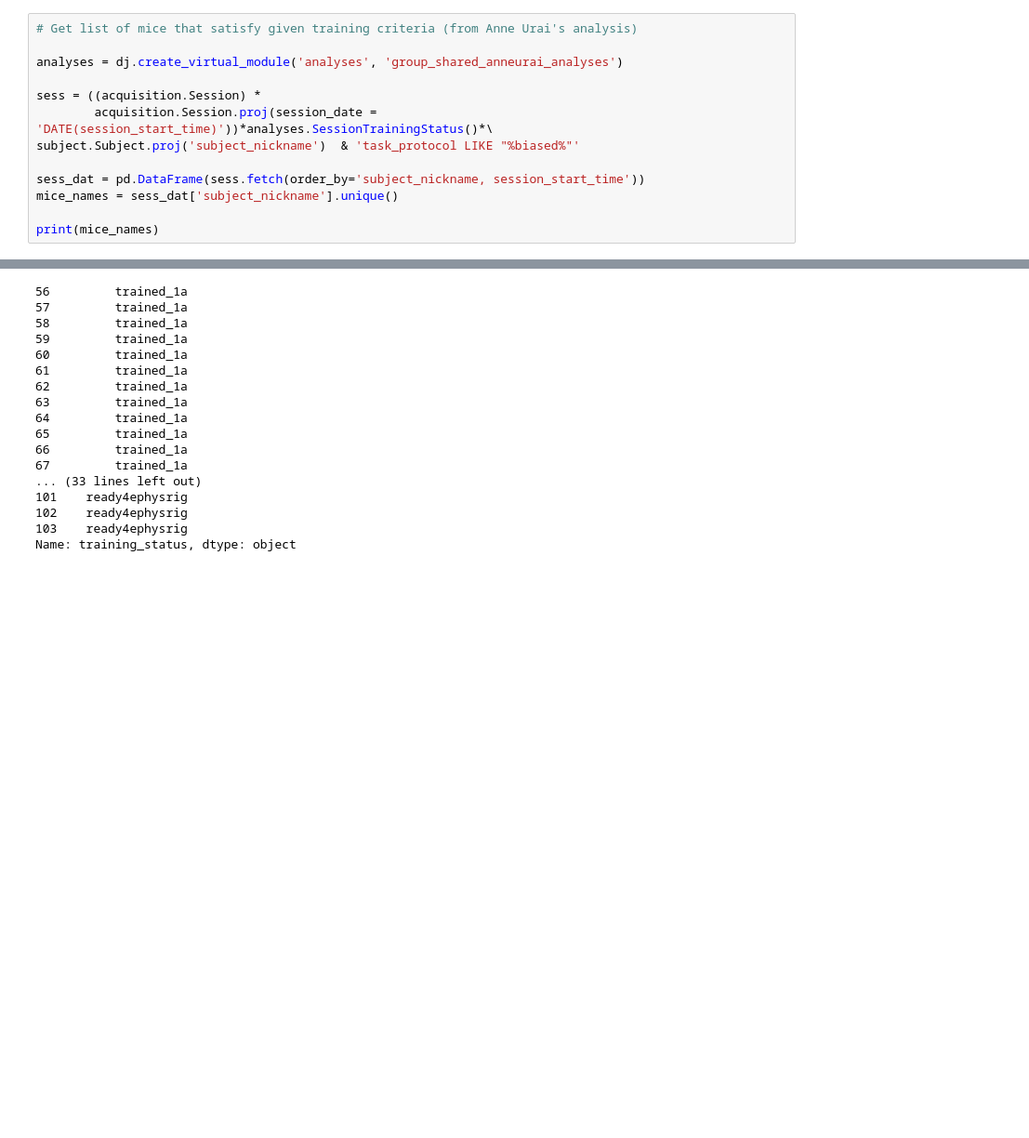
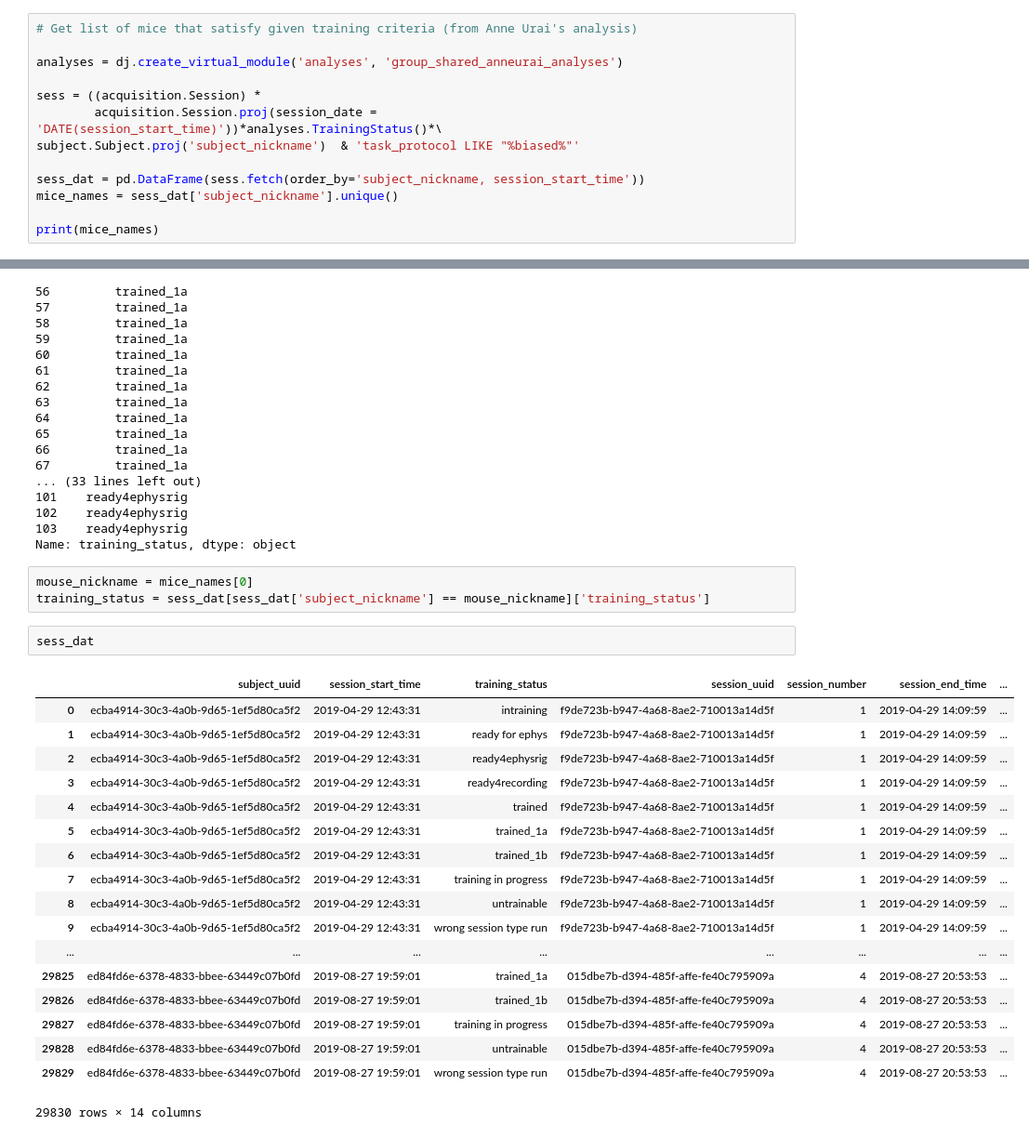
Before and after one commit to int-brain-lab/ibl-changepoint, a Jupyter notebook: python/fetch_data_criteria.ipynb, the cells around one changed output, grey strips where cells are left out. Shown at 93% size. Drawn from its saved outputs; the diff is of its cells as text; blank space fills up the shorter version.

```diff
--- a/python/fetch_data_criteria.ipynb
+++ b/python/fetch_data_criteria.ipynb
@@ -27,7 +27,7 @@ os.chdir(myPath)
 analyses = dj.create_virtual_module('analyses', 'group_shared_anneurai_analyses')
 
 sess = ((acquisition.Session) *
-        acquisition.Session.proj(session_date = 'DATE(session_start_time)'))*analyses.SessionTrainingStatus()*\
+        acquisition.Session.proj(session_date = 'DATE(session_start_time)'))*analyses.TrainingStatus()*\
 subject.Subject.proj('subject_nickname')  & 'task_protocol LIKE "%biased%"'
 
 sess_dat = pd.DataFrame(sess.fetch(order_by='subject_nickname, session_start_time'))
@@ -230,3 +242,27 @@ sess_dat[sess_dat['subject_nickname'] == 'CSHL_010']['training_status']
 102    ready4ephysrig
 103    ready4ephysrig
 Name: training_status, dtype: object
+# %%
+mouse_nickname = mice_names[0]
+training_status = sess_dat[sess_dat['subject_nickname'] == mouse_nickname]['training_status']
+# %%
+sess_dat
+# %% [output]
+|  | subject_uuid | session_start_time | training_status | session_uuid | session_number | session_end_time | ... |
+| 0 | ecba4914-30c3-4a0b-9d65-1ef5d80ca5f2 | 2019-04-29 12:43:31 | intraining | f9de723b-b947-4a68-8ae2-710013a14d5f | 1 | 2019-04-29 14:09:59 | ... |
+| 1 | ecba4914-30c3-4a0b-9d65-1ef5d80ca5f2 | 2019-04-29 12:43:31 | ready for ephys | f9de723b-b947-4a68-8ae2-710013a14d5f | 1 | 2019-04-29 14:09:59 | ... |
+| 2 | ecba4914-30c3-4a0b-9d65-1ef5d80ca5f2 | 2019-04-29 12:43:31 | ready4ephysrig | f9de723b-b947-4a68-8ae2-710013a14d5f | 1 | 2019-04-29 14:09:59 | ... |
+| 3 | ecba4914-30c3-4a0b-9d65-1ef5d80ca5f2 | 2019-04-29 12:43:31 | ready4recording | f9de723b-b947-4a68-8ae2-710013a14d5f | 1 | 2019-04-29 14:09:59 | ... |
+| 4 | ecba4914-30c3-4a0b-9d65-1ef5d80ca5f2 | 2019-04-29 12:43:31 | trained | f9de723b-b947-4a68-8ae2-710013a14d5f | 1 | 2019-04-29 14:09:59 | ... |
+| 5 | ecba4914-30c3-4a0b-9d65-1ef5d80ca5f2 | 2019-04-29 12:43:31 | trained_1a | f9de723b-b947-4a68-8ae2-710013a14d5f | 1 | 2019-04-29 14:09:59 | ... |
+| 6 | ecba4914-30c3-4a0b-9d65-1ef5d80ca5f2 | 2019-04-29 12:43:31 | trained_1b | f9de723b-b947-4a68-8ae2-710013a14d5f | 1 | 2019-04-29 14:09:59 | ... |
+| 7 | ecba4914-30c3-4a0b-9d65-1ef5d80ca5f2 | 2019-04-29 12:43:31 | training in progress | f9de723b-b947-4a68-8ae2-710013a14d5f | 1 | 2019-04-29 14:09:59 | ... |
+| 8 | ecba4914-30c3-4a0b-9d65-1ef5d80ca5f2 | 2019-04-29 12:43:31 | untrainable | f9de723b-b947-4a68-8ae2-710013a14d5f | 1 | 2019-04-29 14:09:59 | ... |
+| 9 | ecba4914-30c3-4a0b-9d65-1ef5d80ca5f2 | 2019-04-29 12:43:31 | wrong session type run | f9de723b-b947-4a68-8ae2-710013a14d5f | 1 | 2019-04-29 14:09:59 | ... |
+| ... | ... | ... | ... | ... | ... | ... | ... |
+| 29825 | ed84fd6e-6378-4833-bbee-63449c07b0fd | 2019-08-27 19:59:01 | trained_1a | 015dbe7b-d394-485f-affe-fe40c795909a | 4 | 2019-08-27 20:53:53 | ... |
+| 29826 | ed84fd6e-6378-4833-bbee-63449c07b0fd | 2019-08-27 19:59:01 | trained_1b | 015dbe7b-d394-485f-affe-fe40c795909a | 4 | 2019-08-27 20:53:53 | ... |
+| 29827 | ed84fd6e-6378-4833-bbee-63449c07b0fd | 2019-08-27 19:59:01 | training in progress | 015dbe7b-d394-485f-affe-fe40c795909a | 4 | 2019-08-27 20:53:53 | ... |
+| 29828 | ed84fd6e-6378-4833-bbee-63449c07b0fd | 2019-08-27 19:59:01 | untrainable | 015dbe7b-d394-485f-affe-fe40c795909a | 4 | 2019-08-27 20:53:53 | ... |
+| 29829 | ed84fd6e-6378-4833-bbee-63449c07b0fd | 2019-08-27 19:59:01 | wrong session type run | 015dbe7b-d394-485f-affe-fe40c795909a | 4 | 2019-08-27 20:53:53 | ... |
+29830 rows × 14 columns
```
Also changed, not shown: parts of 3 cells of this notebook, 2 other files.
